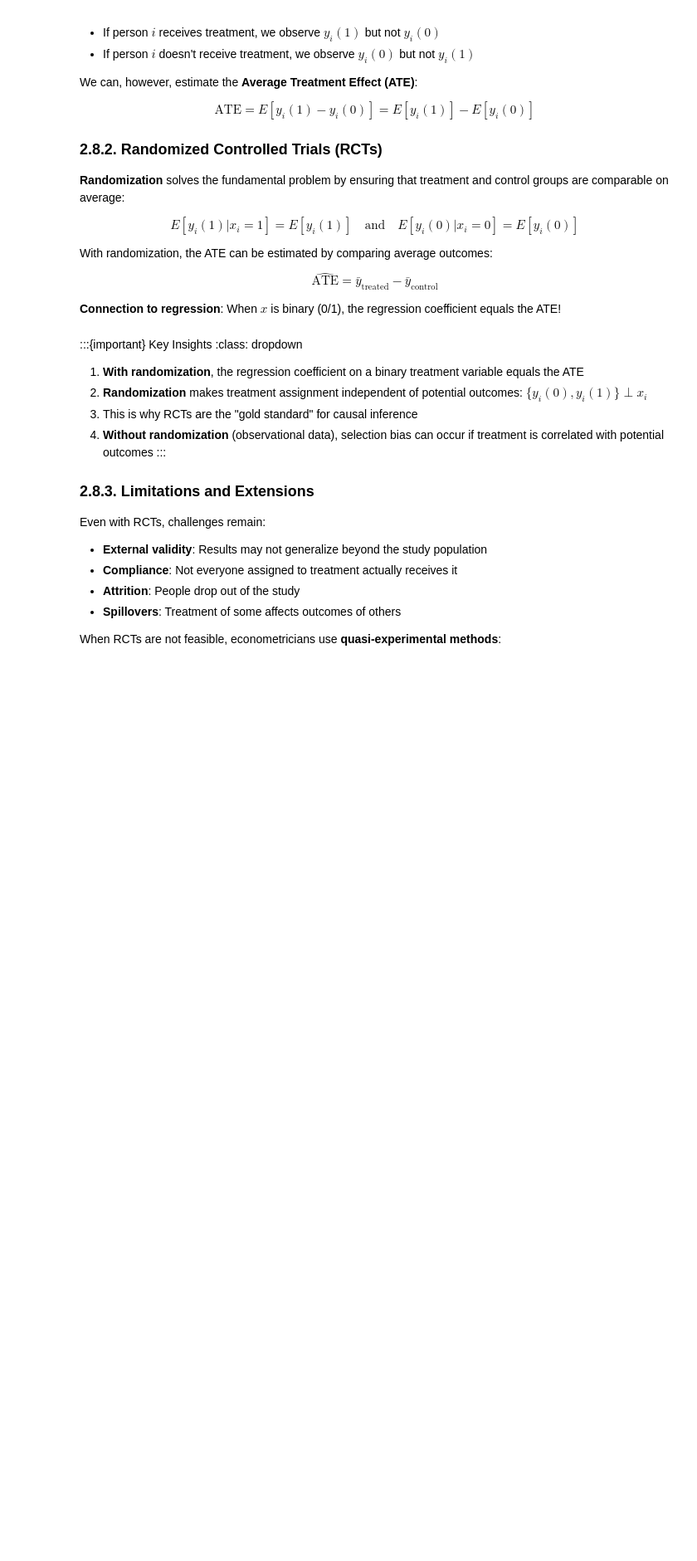
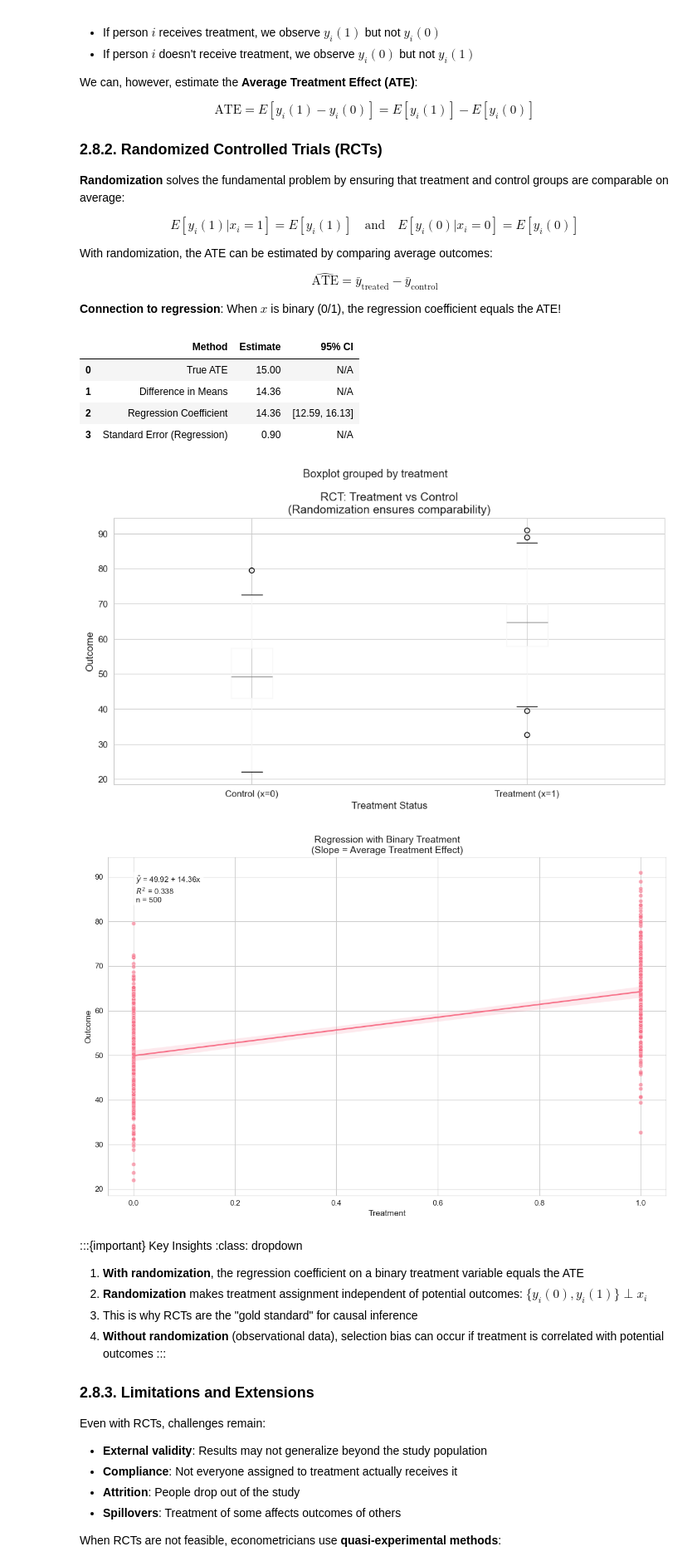
Before and after one commit to jhu-aap-econ/merino, a Jupyter notebook: notebooks/Ch2. The Simple Regression Model.ipynb, the cells around one changed output. Shown at 83% size. Cells and saved outputs as stored; diff of their text form; code cells hidden in the pictures; blank space fills up the shorter version.

```diff
--- a/notebooks/Ch2. The Simple Regression Model.ipynb
+++ b/notebooks/Ch2. The Simple Regression Model.ipynb
@@ -1369,44 +1394,51 @@ ate_results = pd.DataFrame(
         ],
         "Estimate": [
             treatment_effect,
             ate_diff_means,
             ate_regression,
             model_rct.bse["treatment"],
         ],
         "95% CI": [
             "N/A",
             "N/A",
             f"[{model_rct.conf_int().loc['treatment', 0]:.2f}, {model_rct.conf_int().loc['treatment', 1]:.2f}]",
             "N/A",
         ],
     }
 )
 
 display(ate_results.round(3))
 
-# Visualize the RCT results
-fig, (ax1, ax2) = plt.subplots(1, 2, figsize=(12, 5))
+# Visualize the RCT results: Box plot comparing treatment and control
+fig, ax = plt.subplots(figsize=(10, 6))
 
-# Box plot comparing treatment and control
-rct_data.boxplot(column="outcome", by="treatment", ax=ax1)
-ax1.set_xlabel("Treatment Status")
-ax1.set_ylabel("Outcome")
-ax1.set_title("RCT: Treatment vs Control\n(Randomization ensures comparability)")
-ax1.set_xticklabels(["Control", "Treatment"])
-plt.sca(ax1)
+rct_data.boxplot(column="outcome", by="treatment", ax=ax)
+ax.set_xlabel("Treatment Status")
+ax.set_ylabel("Outcome")
+ax.set_title("RCT: Treatment vs Control\n(Randomization ensures comparability)")
+ax.set_xticklabels(["Control", "Treatment"])
+plt.sca(ax)
 plt.xticks([1, 2], ["Control (x=0)", "Treatment (x=1)"])
+plt.tight_layout()
 
 # Regression visualization
 plot_regression(
-    rct_data,
     "treatment",
     "outcome",
+    rct_data,
     model_rct,
     "Regression with Binary Treatment\n(Slope = Average Treatment Effect)",
-    ax=ax2,
 )
 
 plt.tight_layout()
+# %% [output]
+|  | Method | Estimate | 95% CI |
+| 0 | True ATE | 15.00 | N/A |
+| 1 | Difference in Means | 14.36 | N/A |
+| 2 | Regression Coefficient | 14.36 | [12.59, 16.13] |
+| 3 | Standard Error (Regression) | 0.90 | N/A |
+[figure, added]
+[figure, added]
 # %% [markdown]
 :::{important} Key Insights
 :class: dropdown
```
Also changed, not shown: parts of 17 cells of this notebook, 43 other files.
